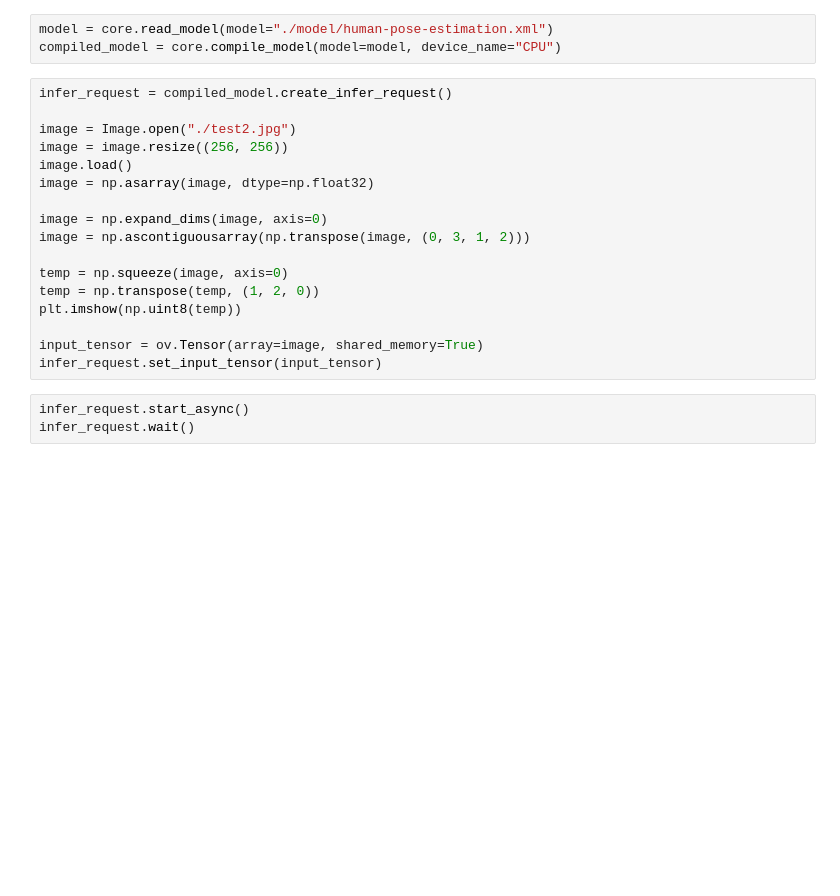
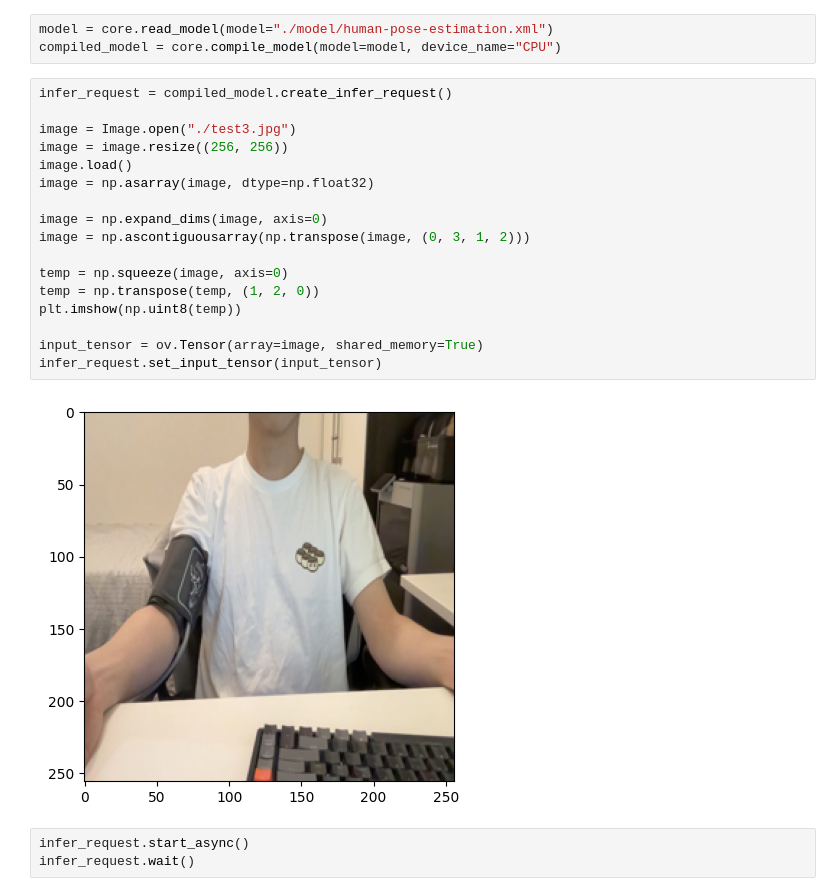
Before and after one commit to steven9909/mobile_health_segmentation, a Jupyter notebook: pose/scale_test.ipynb, the cells around one changed output. Saved outputs shown, nothing was run; the diff lists cells and outputs as text; blank space fills up the shorter version.

```diff
--- a/pose/scale_test.ipynb
+++ b/pose/scale_test.ipynb
@@ -16,20 +16,22 @@ compiled_model = core.compile_model(model=model, device_name="CPU")
 # %%
 infer_request = compiled_model.create_infer_request()
 
-image = Image.open("./test2.jpg")
+image = Image.open("./test3.jpg")
 image = image.resize((256, 256))
 image.load()
 image = np.asarray(image, dtype=np.float32)
 
 image = np.expand_dims(image, axis=0)
 image = np.ascontiguousarray(np.transpose(image, (0, 3, 1, 2)))
 
 temp = np.squeeze(image, axis=0)
 temp = np.transpose(temp, (1, 2, 0))
 plt.imshow(np.uint8(temp))
 
 input_tensor = ov.Tensor(array=image, shared_memory=True)
 infer_request.set_input_tensor(input_tensor)
+# %% [output]
+[figure, added]
 # %%
 infer_request.start_async()
 infer_request.wait()
```
Also changed, not shown: parts of 4 cells of this notebook, 2 other files.
